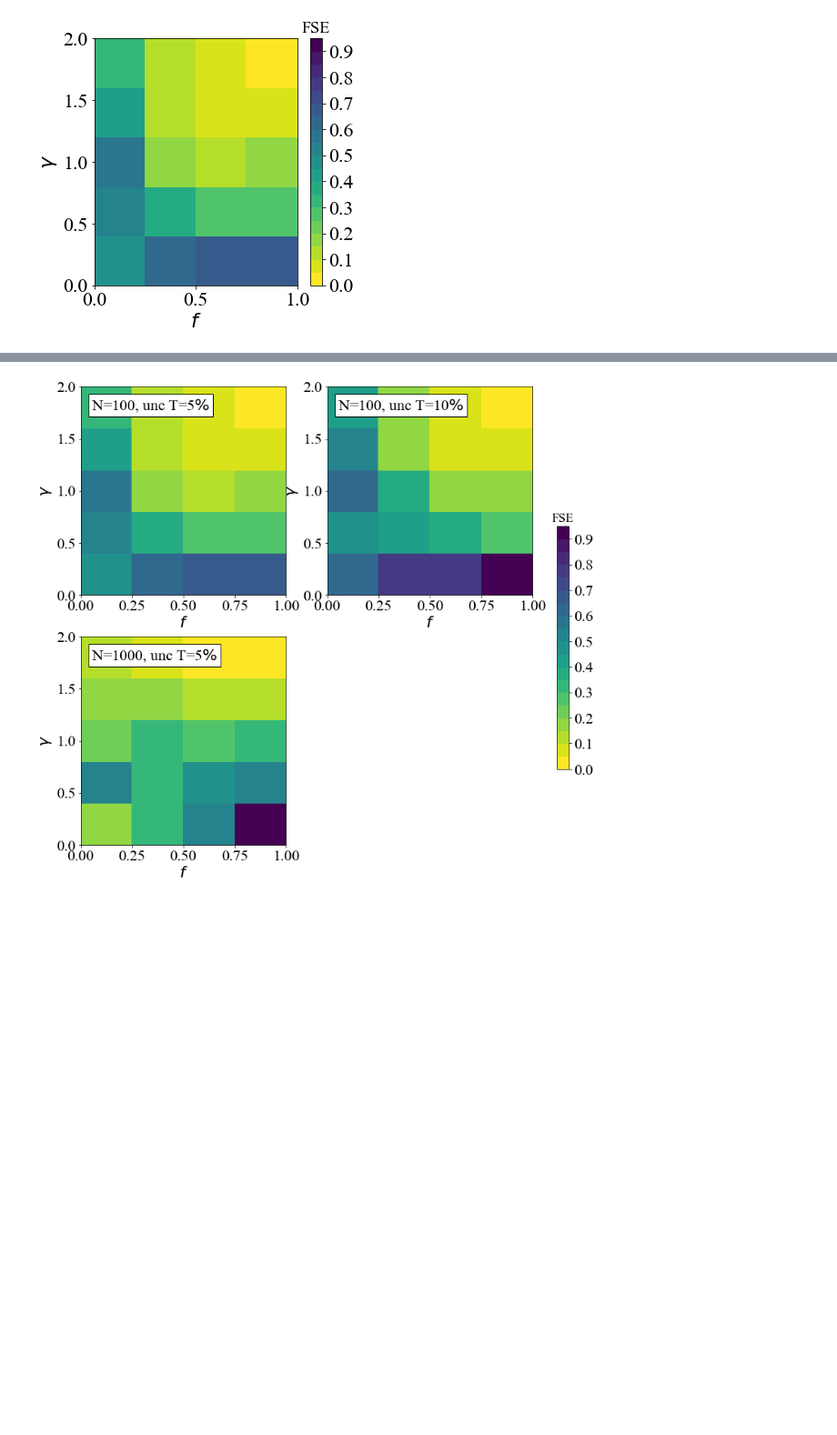
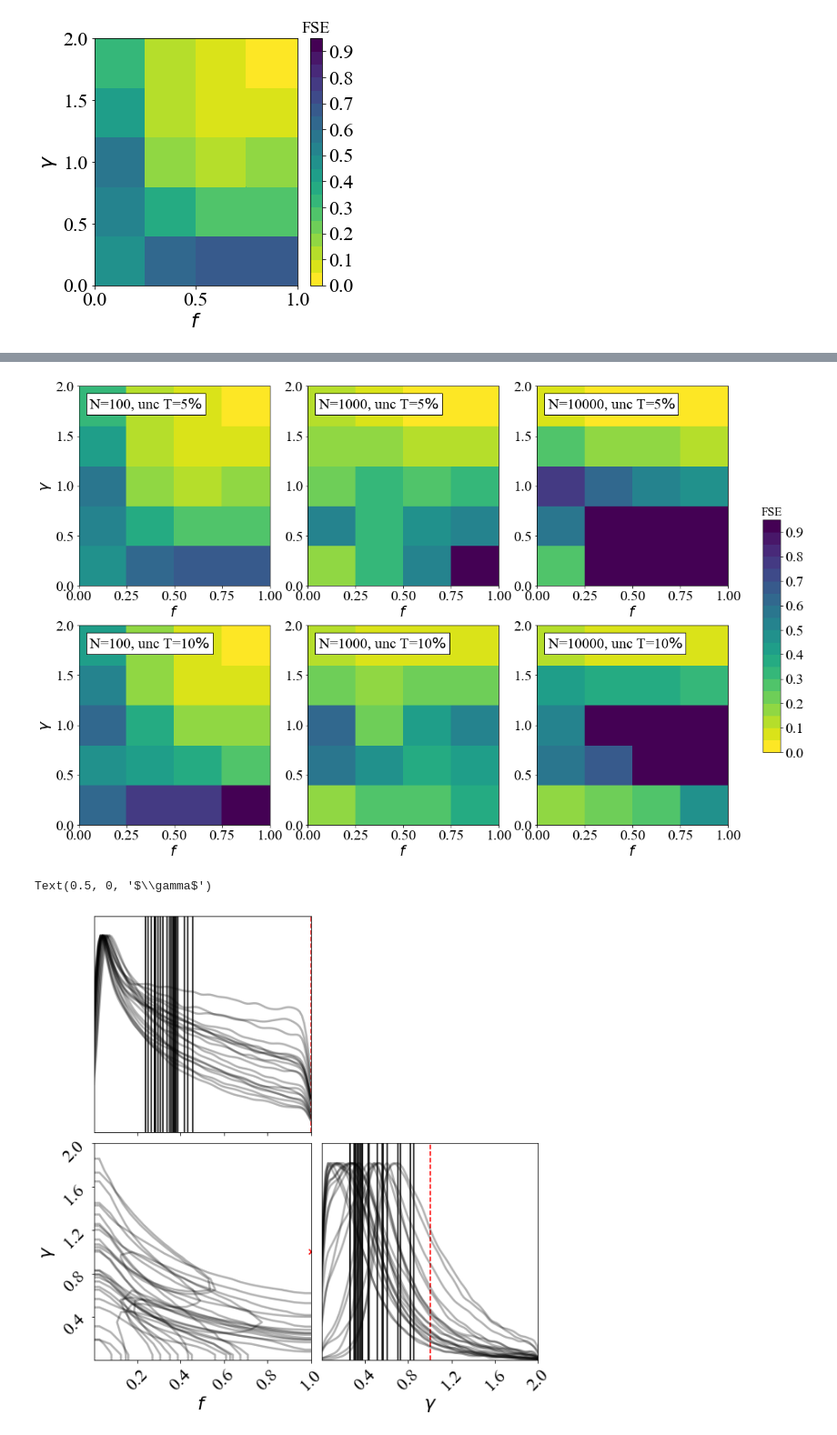
Before and after one commit to SvPoder/exoplanets, a Jupyter notebook: jupyter-notebook/reconstructed_DM.ipynb, the cells around one changed output, grey strips where cells are left out. Shown at 91% size. Cells and saved outputs as stored; diff of their text form; code cells hidden in the pictures; blank space fills up the shorter version.

```diff
--- a/jupyter-notebook/reconstructed_DM.ipynb
+++ b/jupyter-notebook/reconstructed_DM.ipynb
@@ -510,9 +496,60 @@ fig.savefig("../Figs/ex1_FSE_f.pdf")
 # %%
-fig, ax = plt.subplots(2, 2, figsize=(12, 12))
+fig, ax = plt.subplots(2, 3, figsize=(18, 12))
 
 filepath = "../results/bayesian/ex1/"
 plot_FSE_grid_f_gamma(filepath, fig, ax, plot_f=False)
 
 fig.savefig("../Figs/ex1_FSE_gamma.pdf")
 # %% [output]
-[figure, old version]
+[figure, new version]
+# %%
+filepath = "../results/bayesian/ex1/N100_relunc0.05/"
+
+_file   = open(filepath + "posterior_ex1_N100_relunc0.05_f0.1gamma1.0v0", "rb")
+samples = pickle.load(_file)
+
+smooth=2
+fig, axes = corner(samples, levels=(1-np.exp(-0.5),),
+                   plot_datapoints=False,
+                   plot_density=False,
+                   fill_contours=False, smooth=smooth, range=[(0, 1), (0, 2)])
+
+
+axes[0, 0].axvline(np.percentile(samples, [50], axis=0)[0, 0], ls="-", color="k")
+axes[1, 1].axvline(np.percentile(samples, [50], axis=0)[0, 1], ls="-", color="k")
+axes[0, 0].axvline(1., ls="--", color="red")
+axes[1, 1].axvline(1., ls="--", color="red")
+axes[1, 0].scatter(1., 1., marker="x", color="red")
+
+
+# plot KDE smoothed version of distributions
+for axidx, samps in zip([0, 3], samples.T):
+    kde   = gaussian_kde(samps)
+    xvals = fig.axes[axidx].get_xlim()
+    xvals = np.linspace(xvals[0], xvals[1], 100)
+    fig.axes[axidx].plot(xvals, kde(xvals)/np.max(kde(xvals)), color="k", lw=2.5, alpha=0.3)
+
+for i in range(20):
+    _file   = open(filepath + "posterior_ex1_N100_relunc0.05_f0.1gamma1.0v" + str(i+1), "rb")
+    samples = pickle.load(_file)
+
+    corner(samples, fig=fig, levels=(1-np.exp(-0.5),), plot_datapoints=False, plot_density=False,
+           fill_contours=False, smooth=smooth, range=[(0, 1), (0, 2)])
+
+    # plot KDE smoothed version of distributions
+    for axidx, samps in zip([0, 3], samples.T):
+        kde   = gaussian_kde(samps)
+        xvals = fig.axes[axidx].get_xlim()
+        xvals = np.linspace(xvals[0], xvals[1], 100)
+        fig.axes[axidx].plot(xvals, kde(xvals)/np.max(kde(xvals)), color="k", lw=2.5, alpha=0.3)
+
+    axes[0, 0].axvline(np.percentile(samples, [50], axis=0)[0, 0], ls="-", color="k")
+    axes[1, 1].axvline(np.percentile(samples, [50], axis=0)[0, 1], ls="-", color="k")
+
+
+axes[1, 0].set_ylabel(r"$\gamma$")
+axes[1, 0].set_xlabel(r"$f$")
+axes[1, 1].set_xlabel(r"$\gamma$")
+# %% [output]
+Text(0.5, 0, '$\\gamma$')
+[figure, added]
```
Also changed, not shown: parts of 6 cells of this notebook.
